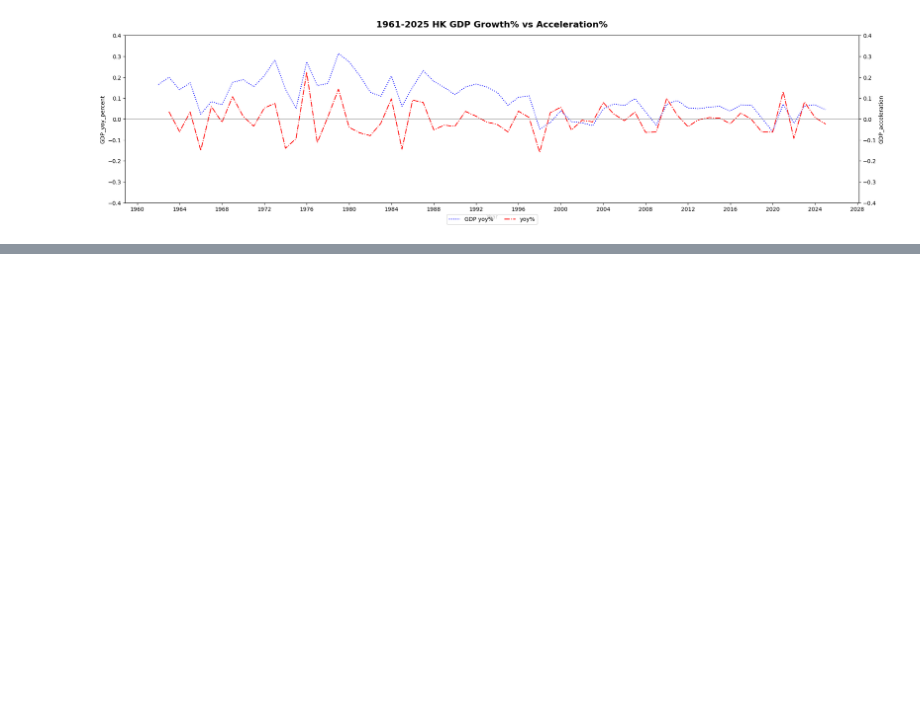
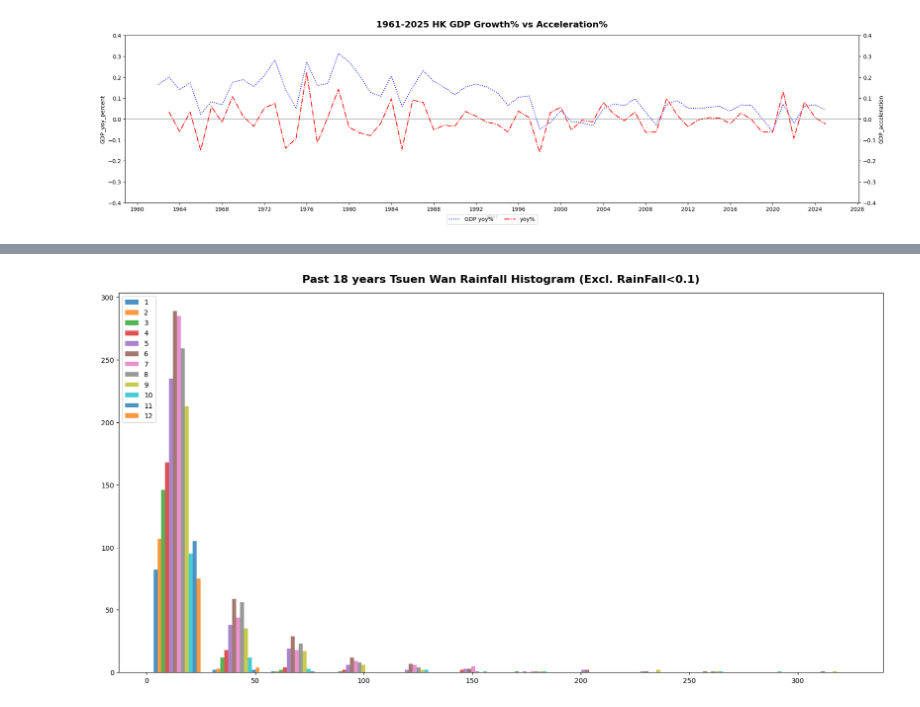
Before and after one commit to leo-cheung37/leo-cheung37, a Jupyter notebook: Statistics/Descriptive Statistics/descriptive_statistics.ipynb, the cells around one changed output, grey strips where cells are left out. Cells and saved outputs as stored; diff of their text form; code cells hidden in the pictures; blank space fills up the shorter version.

```diff
--- a/Statistics/Descriptive Statistics/descriptive_statistics.ipynb
+++ b/Statistics/Descriptive Statistics/descriptive_statistics.ipynb
@@ -531,0 +734,12 @@ plt.show()
+# %%
+#4. Plot histogram - Show RainFall distribution by Month
+#Create list by month, in each month element, put daily RainFall list
+_months=sorted(df_final_cut['Month'].unique()) #Get Unique Month
+data_by_month=[df_final_cut[(df_final_cut['Month'] ==m) & (df_final_cut['RainFall']>0.1)]['RainFall'] for m in _months] #cut data by month without aggreation
+plt.figure(figsize=(20, 10))
+plt.hist(data_by_month,bins=12,label=_months, alpha=0.8, histtype='bar')
+plt.title("Past 18 years Tsuen Wan Rainfall Histogram (Excl. RainFall<0.1)", fontsize=16, fontweight='bold', pad=15)
+plt.legend(loc='upper left')
+plt.show()
+# %% [output]
+[figure, added]
```
Also changed, not shown: parts of 6 cells of this notebook, 1 other file.
